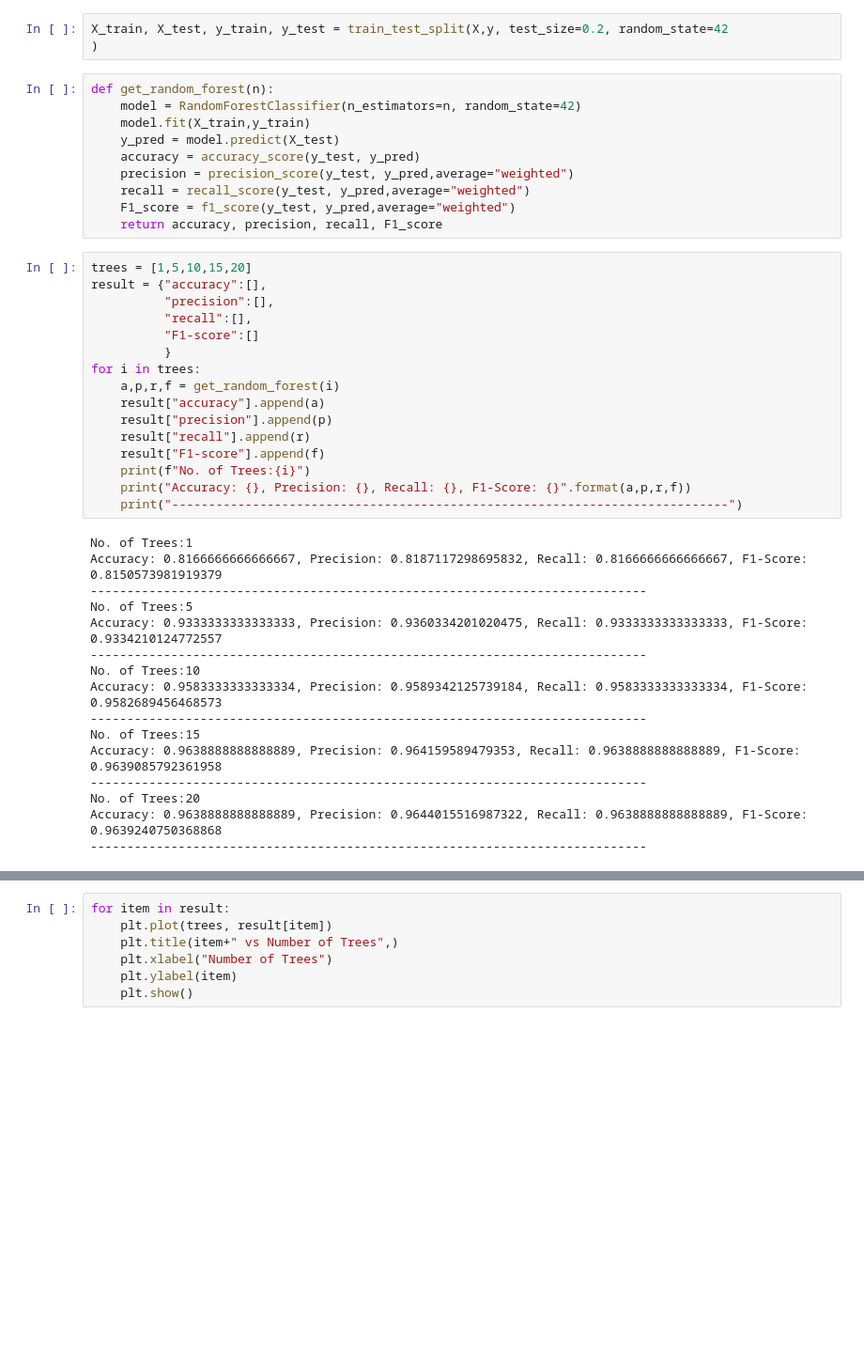
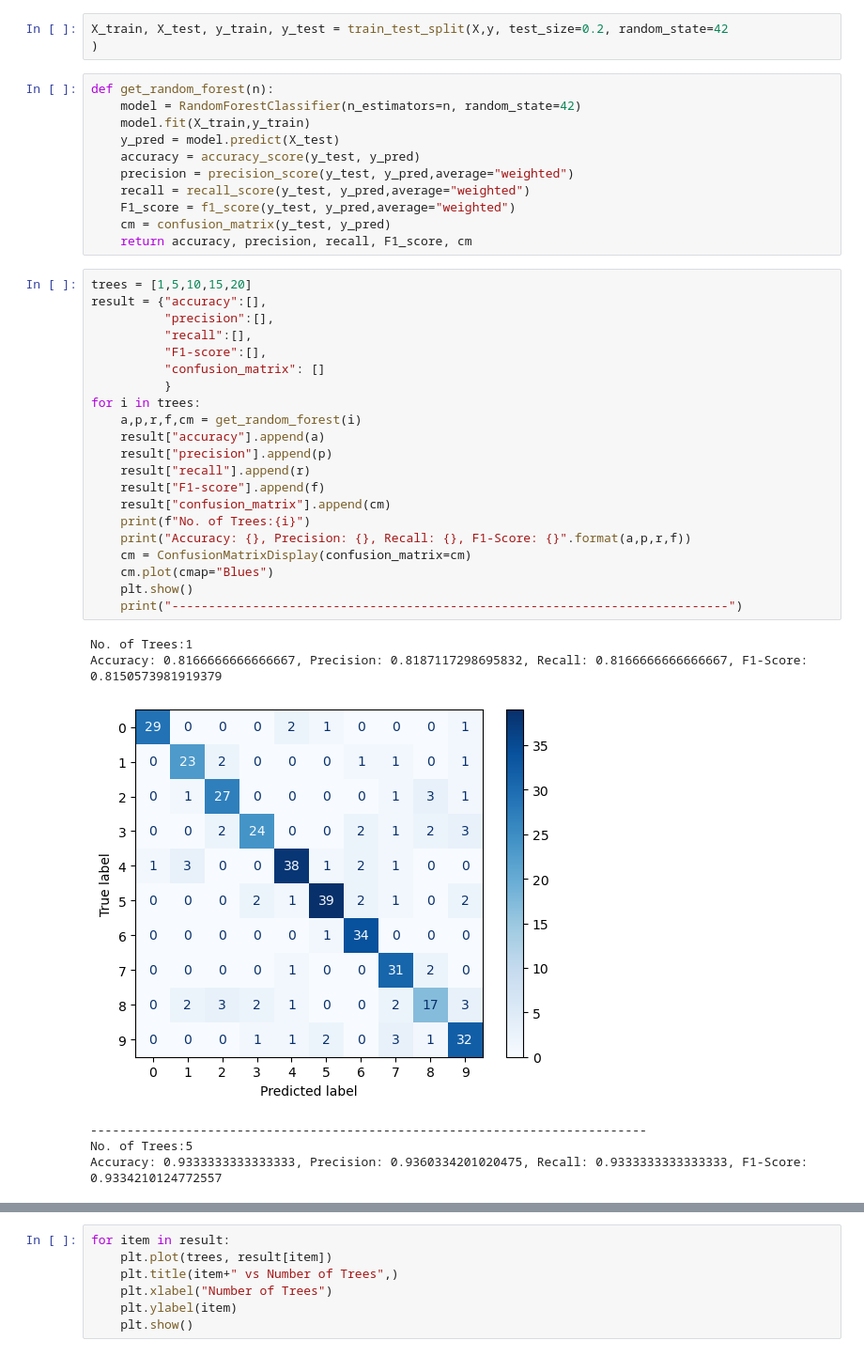
Before and after one commit to rohanharugop/ML-Lab, a Jupyter notebook: program3.ipynb, the cells around one changed output, grey strips where cells are left out. Shown at 94% size. Saved outputs shown, nothing was run; the diff lists cells and outputs as text; blank space fills up the shorter version.

```diff
--- a/program3.ipynb
+++ b/program3.ipynb
@@ -26,36 +26,33 @@ def get_random_forest(n):
     precision = precision_score(y_test, y_pred,average="weighted")
     recall = recall_score(y_test, y_pred,average="weighted")
     F1_score = f1_score(y_test, y_pred,average="weighted")
-    return accuracy, precision, recall, F1_score
+    cm = confusion_matrix(y_test, y_pred)
+    return accuracy, precision, recall, F1_score, cm
 # %%
 trees = [1,5,10,15,20]
 result = {"accuracy":[],
           "precision":[],
           "recall":[],
-          "F1-score":[]
+          "F1-score":[],
+          "confusion_matrix": []
           }
 for i in trees:
-    a,p,r,f = get_random_forest(i)
+    a,p,r,f,cm = get_random_forest(i)
     result["accuracy"].append(a)
     result["precision"].append(p)
     result["recall"].append(r)
     result["F1-score"].append(f)
+    result["confusion_matrix"].append(cm)
     print(f"No. of Trees:{i}")
     print("Accuracy: {}, Precision: {}, Recall: {}, F1-Score: {}".format(a,p,r,f))
+    cm = ConfusionMatrixDisplay(confusion_matrix=cm)
+    cm.plot(cmap="Blues")
+    plt.show()
     print("----------------------------------------------------------------------------")
 # %% [output]
 No. of Trees:1
 Accuracy: 0.8166666666666667, Precision: 0.8187117298695832, Recall: 0.8166666666666667, F1-Score: 0.8150573981919379
-----------------------------------------------------------------------------
-No. of Trees:5
-Accuracy: 0.9333333333333333, Precision: 0.9360334201020475, Recall: 0.9333333333333333, F1-Score: 0.9334210124772557
-----------------------------------------------------------------------------
-No. of Trees:10
-Accuracy: 0.9583333333333334, Precision: 0.9589342125739184, Recall: 0.9583333333333334, F1-Score: 0.9582689456468573
-----------------------------------------------------------------------------
-No. of Trees:15
-Accuracy: 0.9638888888888889, Precision: 0.964159589479353, Recall: 0.9638888888888889, F1-Score: 0.9639085792361958
-----------------------------------------------------------------------------
-No. of Trees:20
-Accuracy: 0.9638888888888889, Precision: 0.9644015516987322, Recall: 0.9638888888888889, F1-Score: 0.9639240750368868
-----------------------------------------------------------------------------
+[figure, added]
+----------------------------------------------------------------------------
+No. of Trees:5
+Accuracy: 0.9333333333333333, Precision: 0.9360334201020475, Recall: 0.9333333333333333, F1-Score: 0.9334210124772557
```
Also changed, not shown: parts of 1 cell of this notebook, 2 other files.
